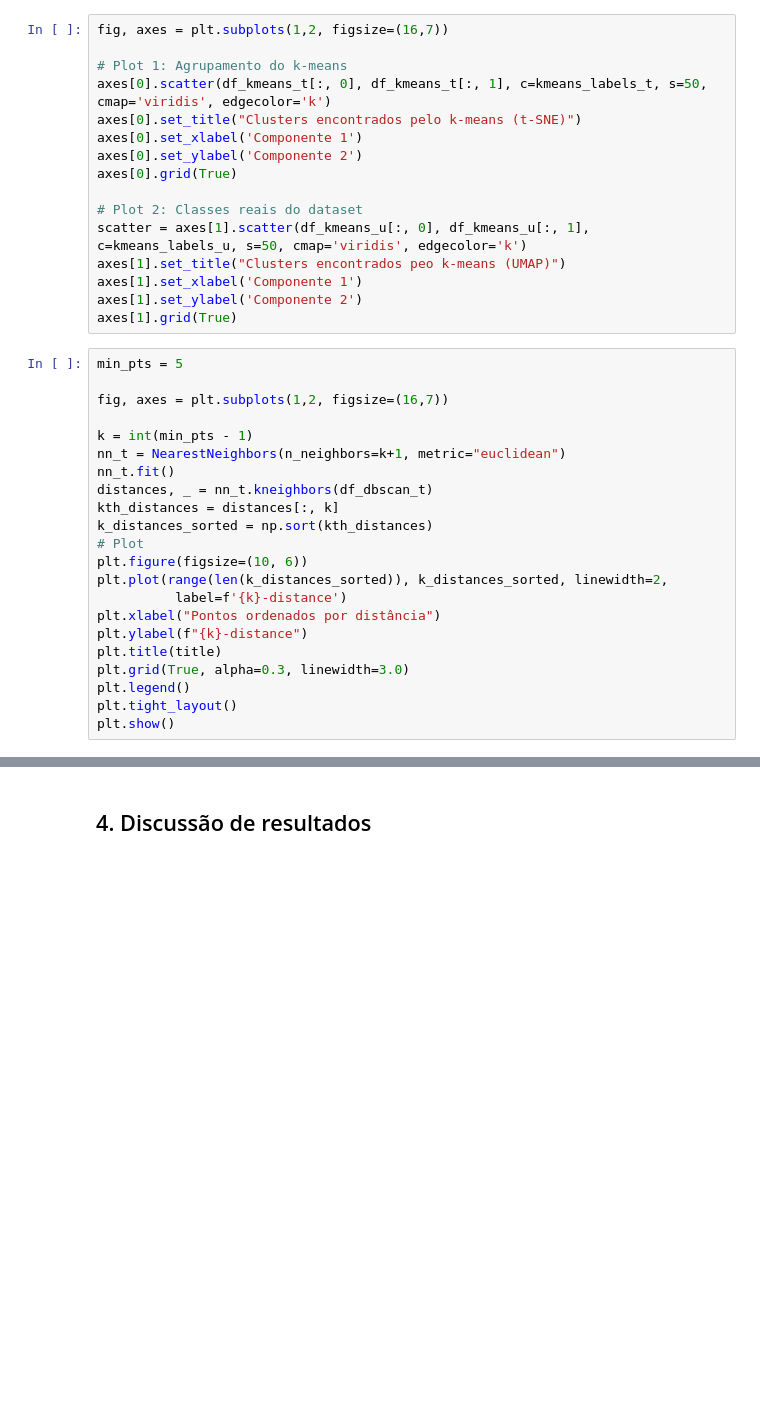
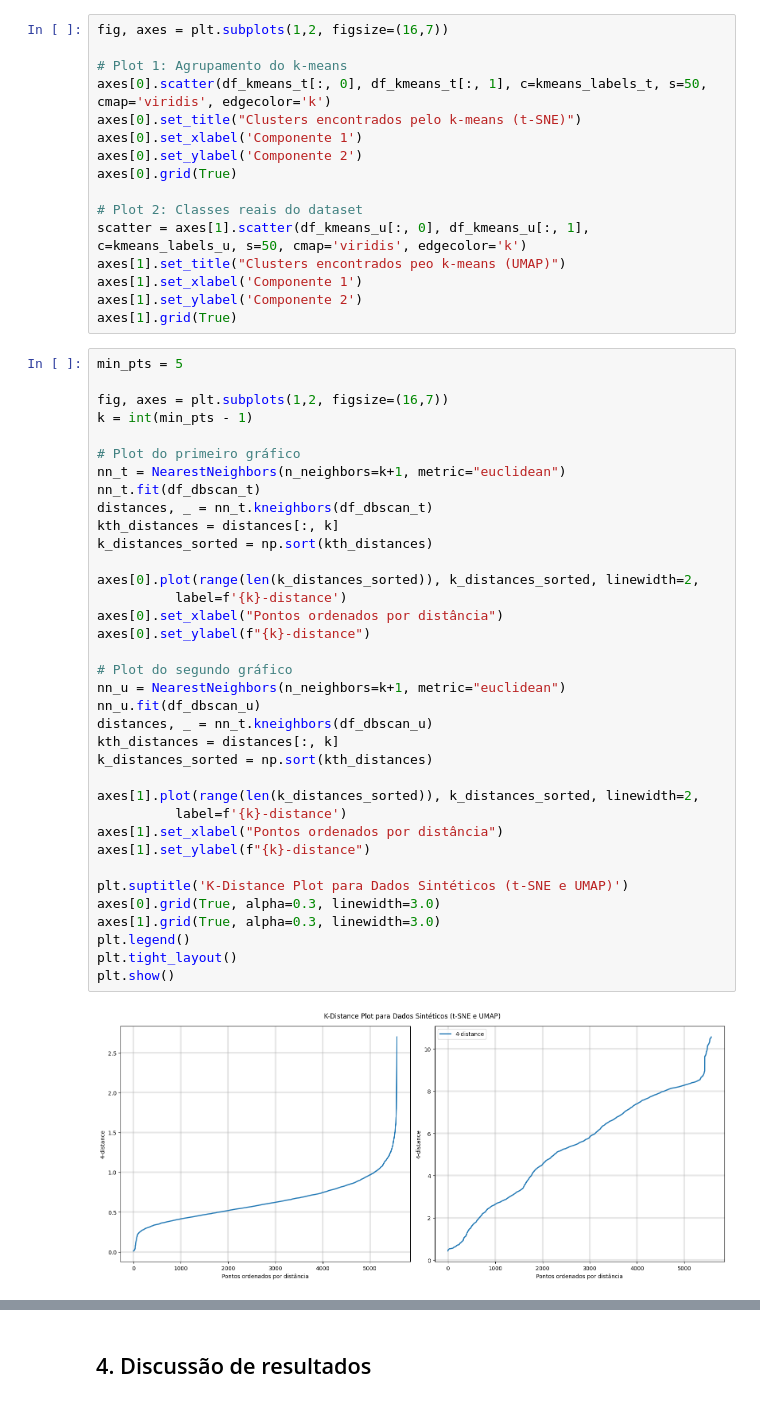
Before and after one commit to DouglaxN/project-unsupervised, a Jupyter notebook: Final/main.ipynb, the cells around one changed output, grey strips where cells are left out. Drawn from its saved outputs; the diff is of its cells as text; blank space fills up the shorter version.

Commit message:
started implementation of DBSCAN

```diff
--- a/Final/main.ipynb
+++ b/Final/main.ipynb
@@ -352,23 +350,39 @@ axes[1].grid(True)
 # %%
 min_pts = 5
 
 fig, axes = plt.subplots(1,2, figsize=(16,7))
+k = int(min_pts - 1)
 
-k = int(min_pts - 1)
+# Plot do primeiro gráfico
 nn_t = NearestNeighbors(n_neighbors=k+1, metric="euclidean")
-nn_t.fit()
+nn_t.fit(df_dbscan_t)
 distances, _ = nn_t.kneighbors(df_dbscan_t)
 kth_distances = distances[:, k]
 k_distances_sorted = np.sort(kth_distances)
-# Plot
-plt.figure(figsize=(10, 6))
-plt.plot(range(len(k_distances_sorted)), k_distances_sorted, linewidth=2,
+
+axes[0].plot(range(len(k_distances_sorted)), k_distances_sorted, linewidth=2,
           label=f'{k}-distance')
-plt.xlabel("Pontos ordenados por distância")
-plt.ylabel(f"{k}-distance")
-plt.title(title)
-plt.grid(True, alpha=0.3, linewidth=3.0)
+axes[0].set_xlabel("Pontos ordenados por distância")
+axes[0].set_ylabel(f"{k}-distance")
+
+# Plot do segundo gráfico
+nn_u = NearestNeighbors(n_neighbors=k+1, metric="euclidean")
+nn_u.fit(df_dbscan_u)
+distances, _ = nn_t.kneighbors(df_dbscan_u)
+kth_distances = distances[:, k]
+k_distances_sorted = np.sort(kth_distances)
+
+axes[1].plot(range(len(k_distances_sorted)), k_distances_sorted, linewidth=2,
+          label=f'{k}-distance')
+axes[1].set_xlabel("Pontos ordenados por distância")
+axes[1].set_ylabel(f"{k}-distance")
+
+plt.suptitle('K-Distance Plot para Dados Sintéticos (t-SNE e UMAP)')
+axes[0].grid(True, alpha=0.3, linewidth=3.0)
+axes[1].grid(True, alpha=0.3, linewidth=3.0)
 plt.legend()
 plt.tight_layout()
 plt.show()
+# %% [output]
+[figure, added]
 # %%
```
Also changed, not shown: parts of 3 cells of this notebook.
